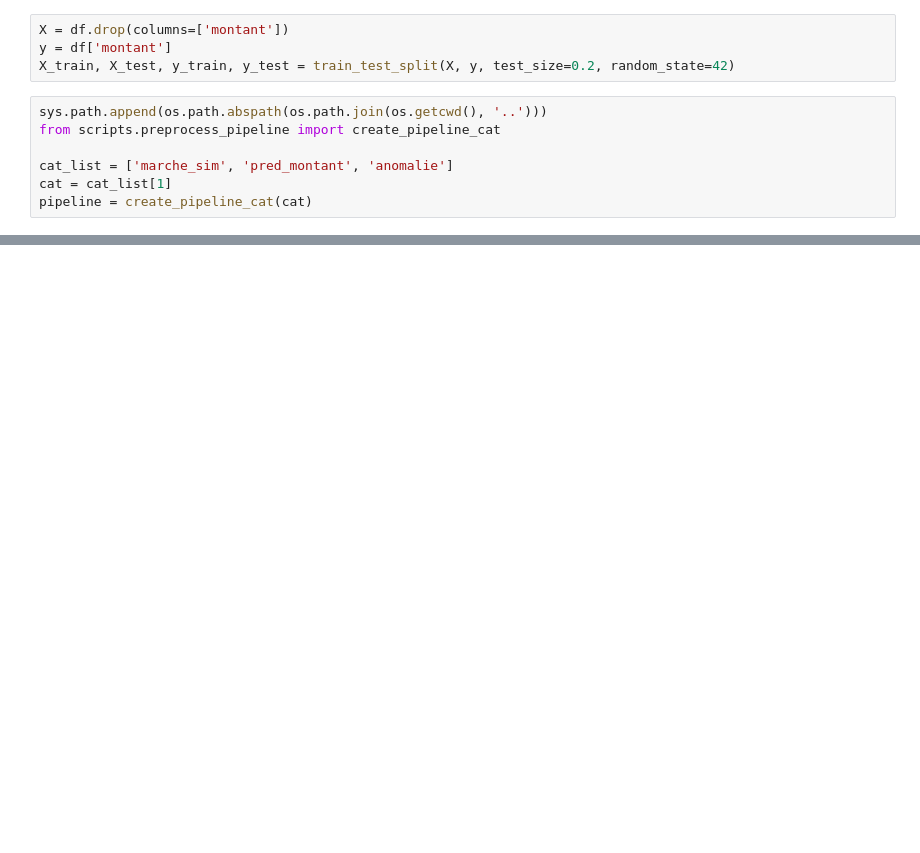
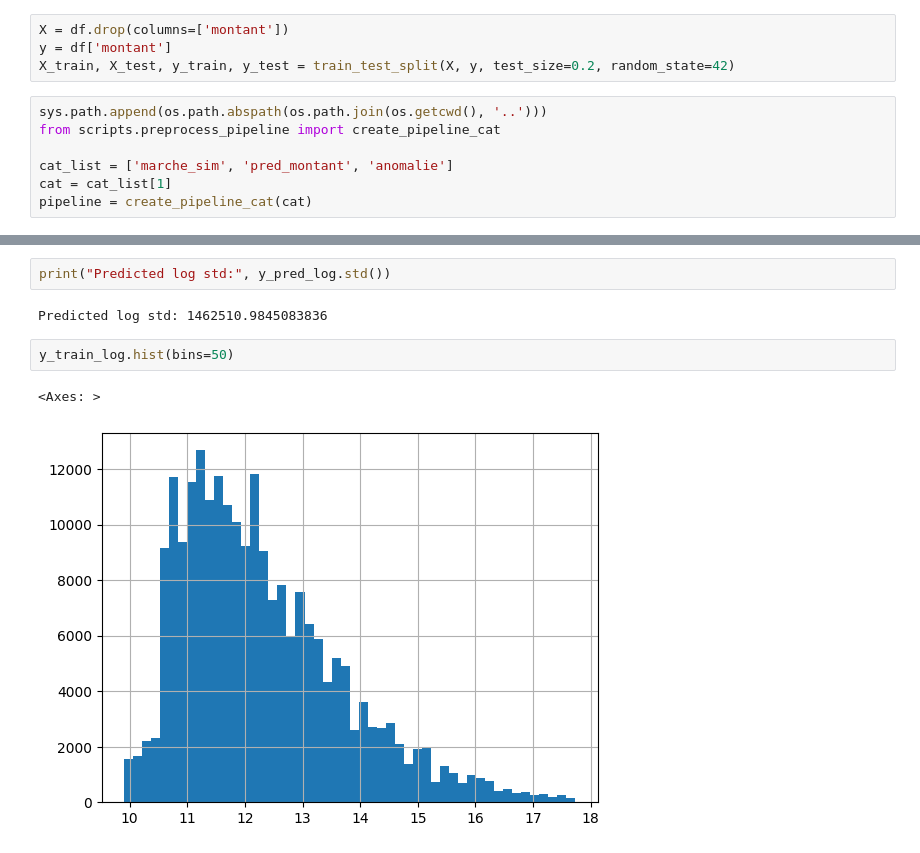
Before and after one commit to RonanB400/decp_ml, a Jupyter notebook: notebooks/JH_process-and-model.ipynb, the cells around one changed output, grey strips where cells are left out. Drawn from its saved outputs; the diff is of its cells as text; blank space fills up the shorter version.

```diff
--- a/notebooks/JH_process-and-model.ipynb
+++ b/notebooks/JH_process-and-model.ipynb
@@ -58,0 +179,9 @@ pipeline.fit_transform(X_train, y_train)
+# %%
+print("Predicted log std:", y_pred_log.std())
+# %% [output]
+Predicted log std: 1462510.9845083836
+# %%
+y_train_log.hist(bins=50)
+# %% [output]
+<Axes: >
+[figure, added]
```
Also changed, not shown: parts of 25 cells of this notebook.
